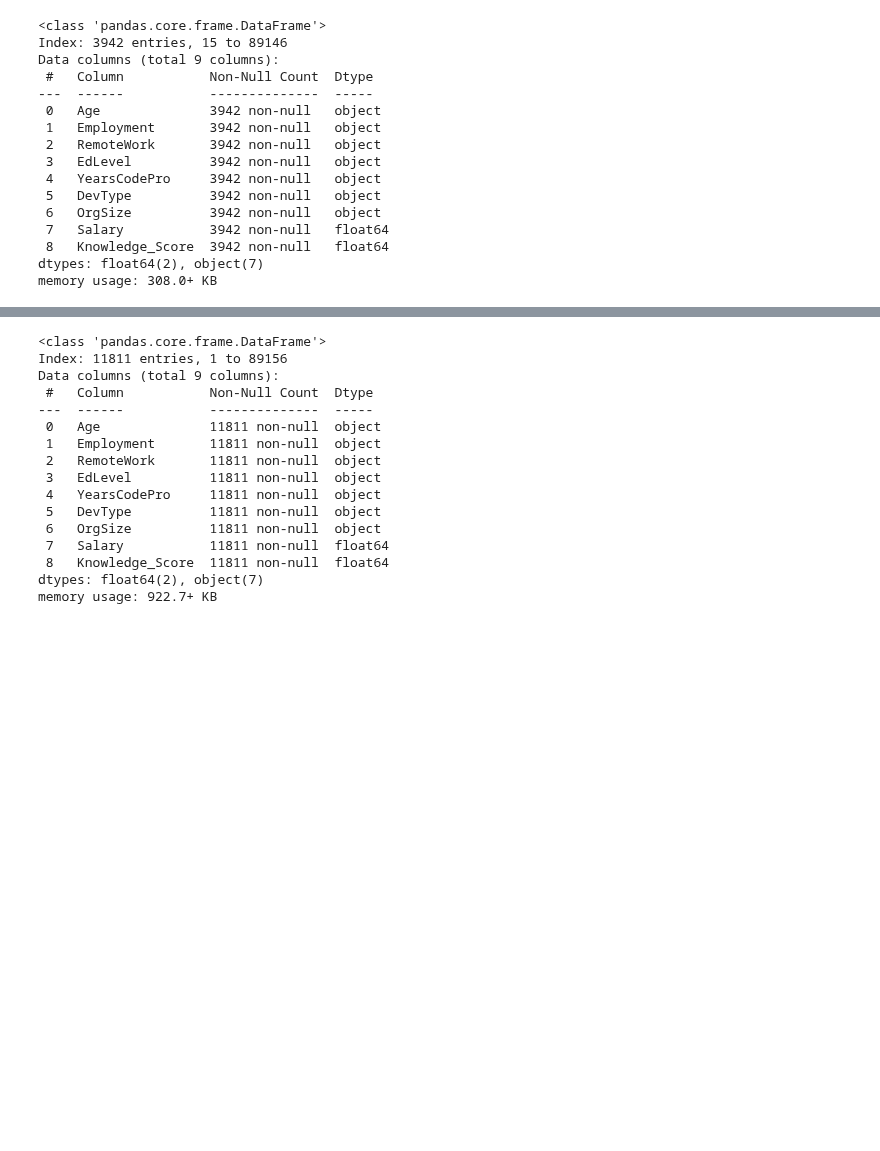
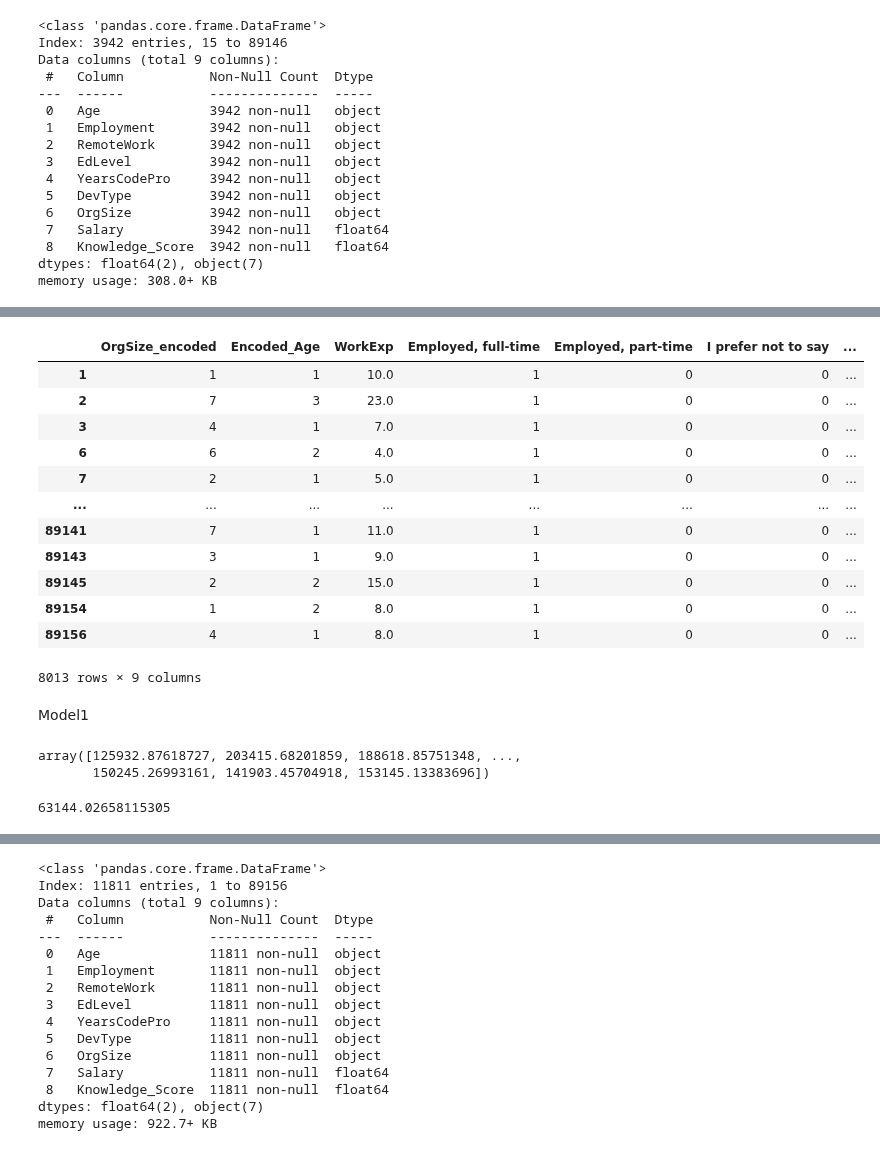
Before and after one commit to novik2713/data-circle-team-C, a Jupyter notebook: EDA.ipynb, the cells around one changed output, grey strips where cells are left out. Drawn from its saved outputs; the diff is of its cells as text; code cells hidden in the pictures; blank space fills up the shorter version.

```diff
--- a/EDA.ipynb
+++ b/EDA.ipynb
@@ -205,0 +256,6 @@ Name: count, dtype: int64
+# %%
+# Label-Encoding für Altersgruppen
+from sklearn.model_selection import train_test_split
+from sklearn.preprocessing import LabelEncoder
+label_encoder = LabelEncoder()
+df['Encoded_Age'] = label_encoder.fit_transform(df['Age'])
@@ -544,3 +634,7 @@ memory usage: 308.0+ KB
 df_USA = df[df['Country'] == 'United States of America'].copy()
 df_USA = df_USA[['Age','Employment','RemoteWork','EdLevel','YearsCodePro','DevType','OrgSize','ConvertedCompYearly','Knowledge_Score']]
 df_USA = df_USA.rename(columns={'ConvertedCompYearly': 'Salary'})
+# %%
+df_USA = df[df['Country'] == 'United States of America'].copy()
+df_USA = df_USA[['OrgSize_encoded','Encoded_Age', 'WorkExp', "Employed, full-time", "Employed, part-time","I prefer not to say", "Independent contractor, freelancer, or self-employed", "Retired", 'ConvertedCompYearly']]
+df_USA = df_USA.rename(columns={'ConvertedCompYearly': 'Salary'})
@@ -546,0 +660,20 @@ df_USA = df_USA.rename(columns={'ConvertedCompYearly': 'Salary'})
+# %%
+df_USA = df_USA.dropna(subset=["WorkExp"])
+# %%
+df_USA
+# %% [output]
+|  | OrgSize_encoded | Encoded_Age | WorkExp | Employed, full-time | Employed, part-time | I prefer not to say | ... |
+| 1 | 1 | 1 | 10.0 | 1 | 0 | 0 | ... |
+| 2 | 7 | 3 | 23.0 | 1 | 0 | 0 | ... |
+| 3 | 4 | 1 | 7.0 | 1 | 0 | 0 | ... |
+| 6 | 6 | 2 | 4.0 | 1 | 0 | 0 | ... |
+| 7 | 2 | 1 | 5.0 | 1 | 0 | 0 | ... |
+| ... | ... | ... | ... | ... | ... | ... | ... |
+| 89141 | 7 | 1 | 11.0 | 1 | 0 | 0 | ... |
+| 89143 | 3 | 1 | 9.0 | 1 | 0 | 0 | ... |
+| 89145 | 2 | 2 | 15.0 | 1 | 0 | 0 | ... |
+| 89154 | 1 | 2 | 8.0 | 1 | 0 | 0 | ... |
+| 89156 | 4 | 1 | 8.0 | 1 | 0 | 0 | ... |
+8013 rows × 9 columns
+# %% [markdown]
+Model1
@@ -546,0 +697,11 @@ df_USA = df_USA.rename(columns={'ConvertedCompYearly': 'Salary'})
+# %%
+y_predict = model.predict(X_test)
+y_predict
+# %% [output]
+array([125932.87618727, 203415.68201859, 188618.85751348, ...,
+       150245.26993161, 141903.45704918, 153145.13383696])
+# %%
+from sklearn.metrics import mean_absolute_error
+mean_absolute_error(y_true, y_predict)
+# %% [output]
+63144.02658115305
```
Also changed, not shown: parts of 17 cells of this notebook.
